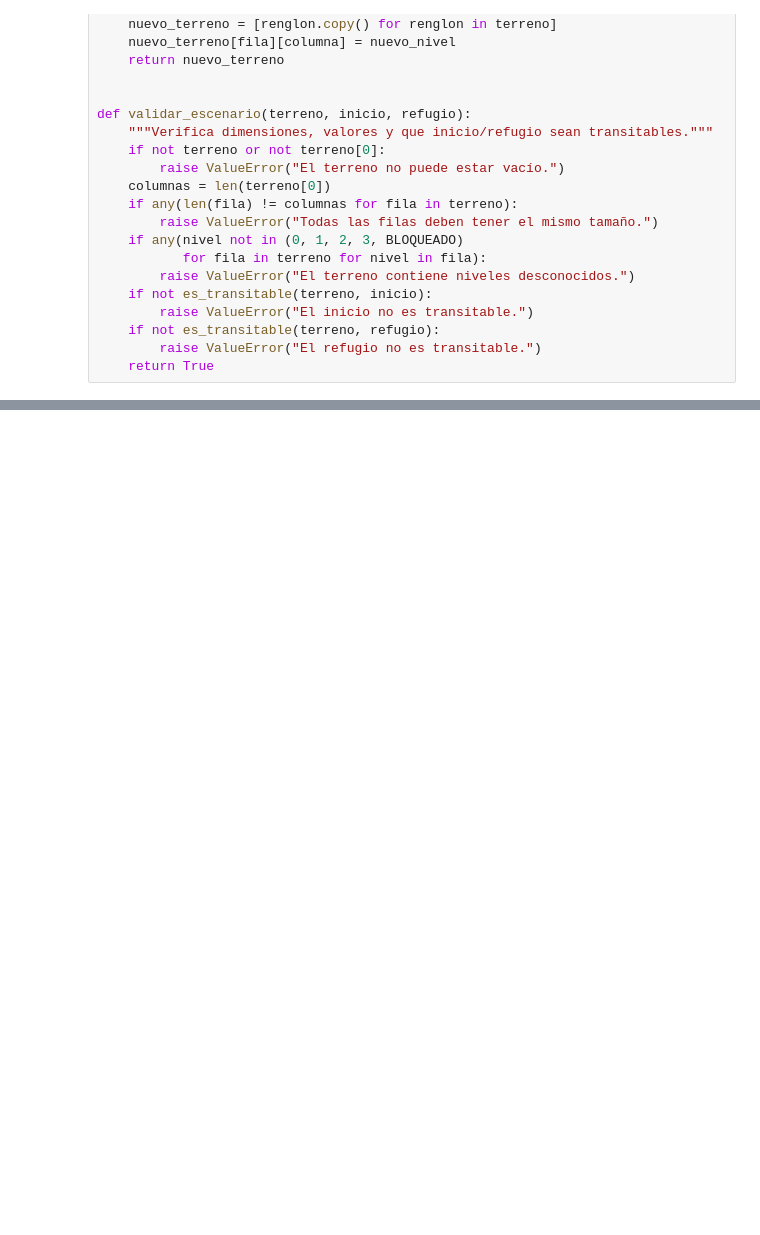
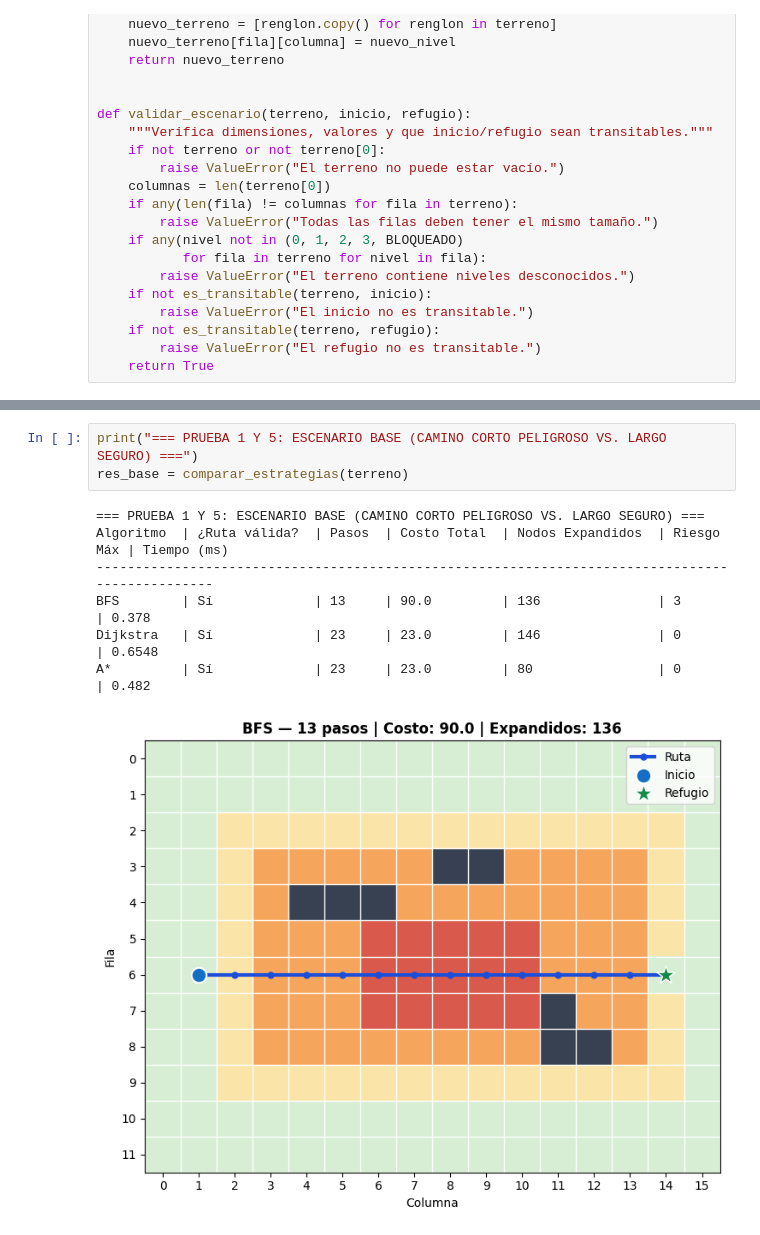
Before and after one commit to gretelZavaleta/laberinto-inundaciones-ia, a Jupyter notebook: laberinto_inundaciones_ia.ipynb, the cells around one changed output, grey strips where cells are left out. Drawn from its saved outputs; the diff is of its cells as text; blank space fills up the shorter version.

```diff
--- a/laberinto_inundaciones_ia.ipynb
+++ b/laberinto_inundaciones_ia.ipynb
@@ -710,0 +441,11 @@ El terreno original y los algoritmos no fueron modificados.
+# %%
+print("=== PRUEBA 1 Y 5: ESCENARIO BASE (CAMINO CORTO PELIGROSO VS. LARGO SEGURO) ===")
+res_base = comparar_estrategias(terreno)
+# %% [output]
+=== PRUEBA 1 Y 5: ESCENARIO BASE (CAMINO CORTO PELIGROSO VS. LARGO SEGURO) ===
+Algoritmo  | ¿Ruta válida?  | Pasos  | Costo Total  | Nodos Expandidos  | Riesgo Máx | Tiempo (ms)
+------------------------------------------------------------------------------------------------
+BFS        | Sí             | 13     | 90.0         | 136               | 3          | 0.378
+Dijkstra   | Sí             | 23     | 23.0         | 146               | 0          | 0.6548
+A*         | Sí             | 23     | 23.0         | 80                | 0          | 0.482
+[figure, added]
```
Also changed, not shown: parts of 32 cells of this notebook.
